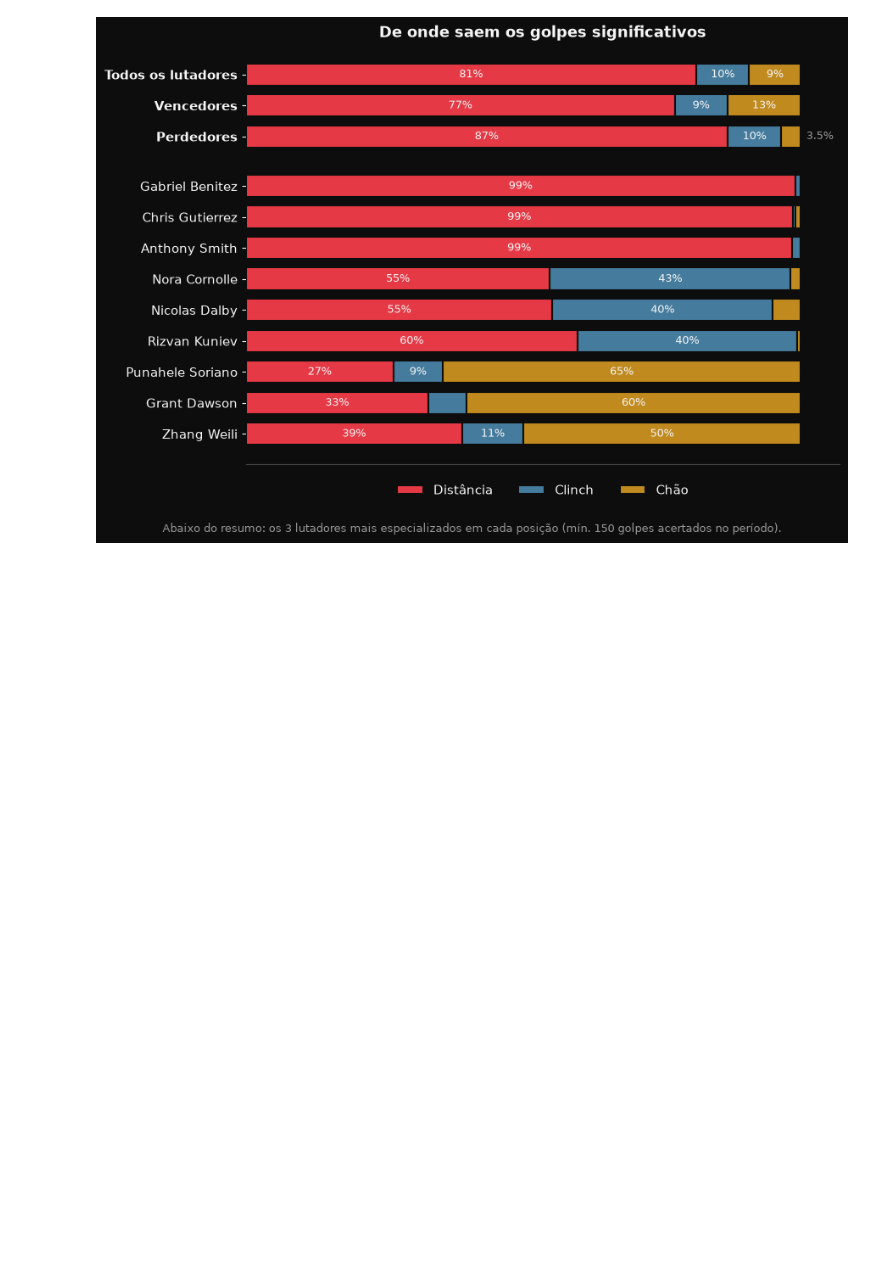
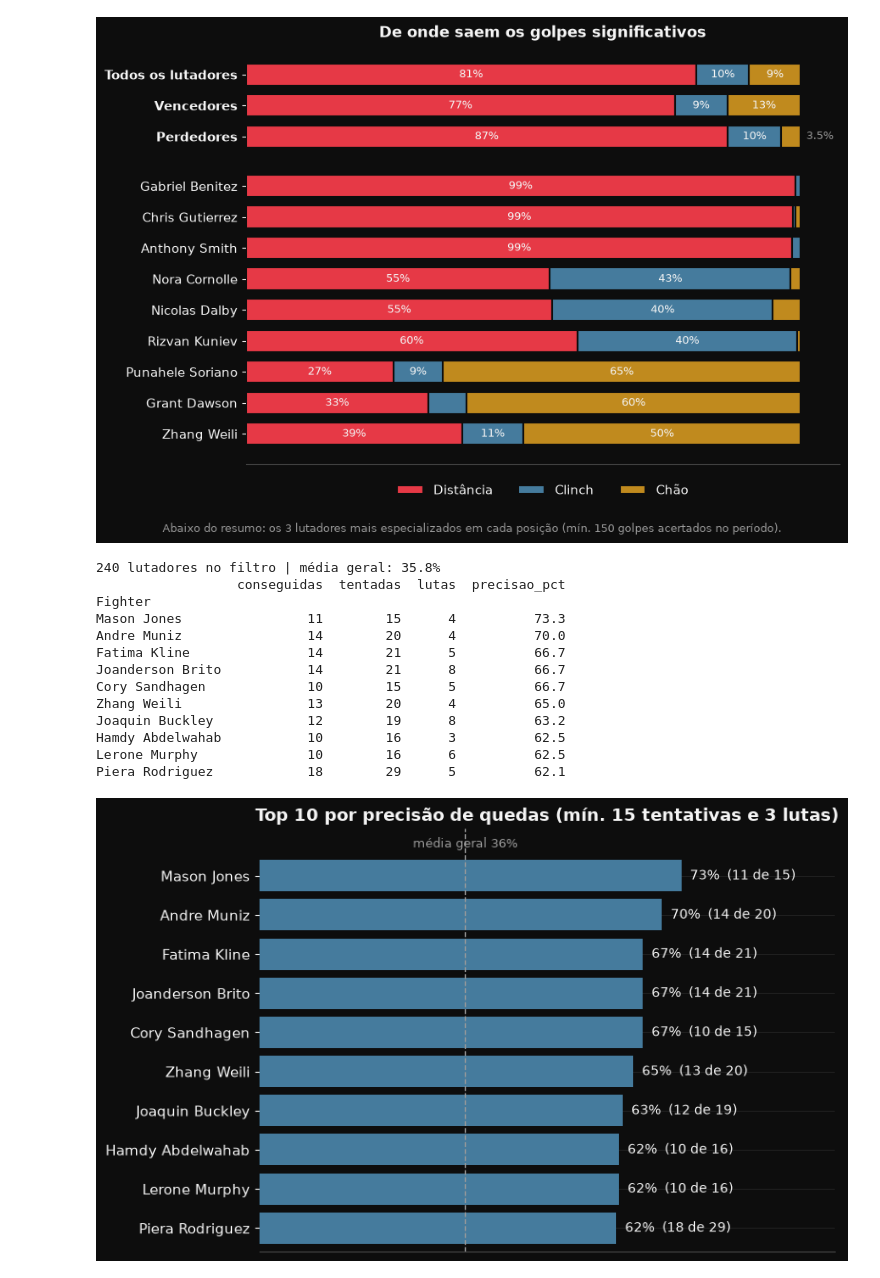
Before and after one commit to khannnn1/ufc-data, a Jupyter notebook: notebooks/02_visualizacao.ipynb, the cells around one changed output. Cells and saved outputs as stored; diff of their text form; code cells hidden in the pictures; blank space fills up the shorter version.

Commit message:
Adiciona gráfico top 10 por precisão de quedas
Co-Authored-By: Claude Opus 5.5 <noreply@anthropic.com>

```diff
--- a/notebooks/02_visualizacao.ipynb
+++ b/notebooks/02_visualizacao.ipynb
@@ -572,3 +572,57 @@ Punahele Soriano               26.6            8.9           64.5
 Grant Dawson                   32.9            6.8           60.3
 Zhang Weili                    39.0           11.0           50.0
 [figure]
+# %%
+# Precisão de quedas: quedas conseguidas / tentadas no período.
+# Mínimo de tentativas E de lutas: sem o segundo filtro, entra quem tentou muito numa luta só.
+MIN_TENTATIVAS_TD = 15
+MIN_LUTAS_TD = 3
+
+quedas = df.groupby("Fighter").agg(
+    conseguidas=("Td_landed", "sum"),
+    tentadas=("Td_attempted", "sum"),
+    lutas=("Fight_URL", "nunique"),
+)
+media_td = quedas["conseguidas"].sum() / quedas["tentadas"].sum() * 100
+quedas = quedas[(quedas["tentadas"] >= MIN_TENTATIVAS_TD) & (quedas["lutas"] >= MIN_LUTAS_TD)]
+quedas["precisao_pct"] = quedas["conseguidas"] / quedas["tentadas"] * 100
+
+top_td = quedas.sort_values(["precisao_pct", "conseguidas"], ascending=False).head(10)
+print(f"{len(quedas)} lutadores no filtro | média geral: {media_td:.1f}%")
+print(top_td.round(1))
+
+fig, ax = plt.subplots(figsize=(8, 5))
+barras = ax.barh(top_td.index[::-1], top_td["precisao_pct"].values[::-1], color=COR_AZUL)
+
+# Valor na ponta com "conseguidas de tentadas", para mostrar o tamanho da amostra
+for barra, (_, linha) in zip(barras, top_td[::-1].iterrows()):
+    ax.text(barra.get_width() + 1.5, barra.get_y() + barra.get_height() / 2,
+            f"{linha['precisao_pct']:.0f}%  ({int(linha['conseguidas'])} de {int(linha['tentadas'])})",
+            va="center", fontsize=10, color="#f5f5f5")
+
+# Referência: média de todos os lutadores
+ax.axvline(media_td, color="#9a9a9a", linestyle="--", linewidth=1)
+ax.text(media_td, len(top_td) - 0.35, f"média geral {media_td:.0f}%", ha="center", va="bottom", fontsize=9, color="#9a9a9a")
+
+estilizar_grafico(ax, f"Top 10 por precisão de quedas (mín. {MIN_TENTATIVAS_TD} tentativas e {MIN_LUTAS_TD} lutas)")
+ax.set_xlim(0, 100)
+ax.set_ylim(-0.6, len(top_td) + 0.2)
+
+plt.tight_layout()
+plt.savefig("../figures/top10_precisao_quedas.png", dpi=150, facecolor=fig.get_facecolor())
+plt.show()
+# %% [output]
+240 lutadores no filtro | média geral: 35.8%
+                  conseguidas  tentadas  lutas  precisao_pct
+Fighter
+Mason Jones                11        15      4          73.3
+Andre Muniz                14        20      4          70.0
+Fatima Kline               14        21      5          66.7
+Joanderson Brito           14        21      8          66.7
+Cory Sandhagen             10        15      5          66.7
+Zhang Weili                13        20      4          65.0
+Joaquin Buckley            12        19      8          63.2
+Hamdy Abdelwahab           10        16      3          62.5
+Lerone Murphy              10        16      6          62.5
+Piera Rodriguez            18        29      5          62.1
+[figure, added]
```
Also changed, not shown: 1 other file.
